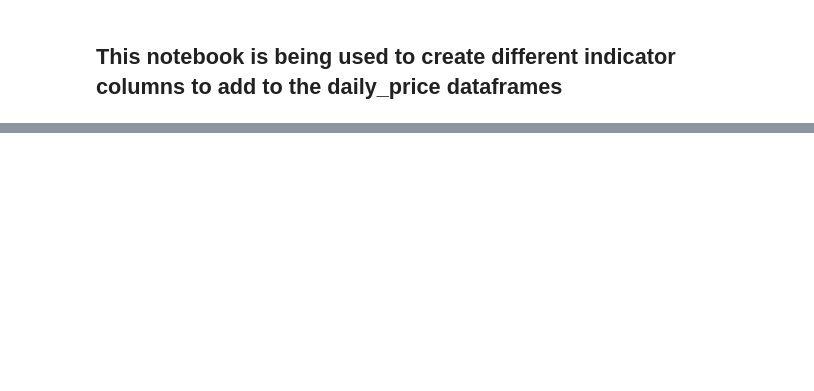
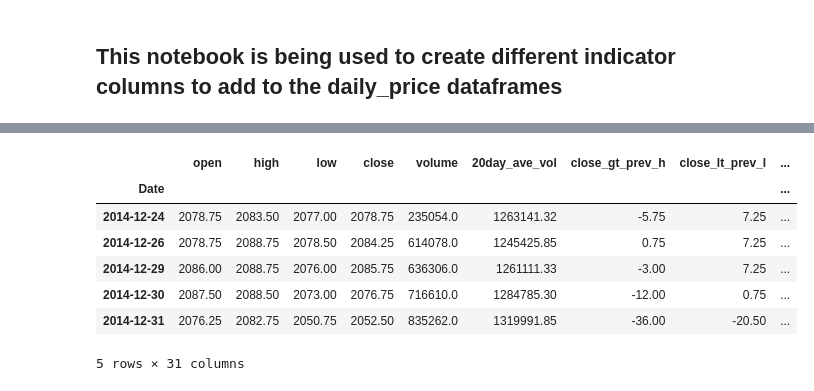
Before and after one commit to franko003/Price_Indicator_Analysis, a Jupyter notebook: Create_Indicators.ipynb, the cells around one changed output, grey strips where cells are left out. Saved outputs shown, nothing was run; the diff lists cells and outputs as text; code cells hidden in the pictures; blank space fills up the shorter version.

```diff
--- a/Create_Indicators.ipynb
+++ b/Create_Indicators.ipynb
@@ -688,13 +426,17 @@ def vol_bo(row, direction):
 
         Return: 1 if volume breakout occured, 0 if not
     '''
-    if row['volume'] > (2 * row['20day_ave_vol']):
-        if (direction == 'long') and (row['close_gt_prev_h'] > 0.0):
-            return 1
-        elif (direction == 'short') and (row['close_lt_prev_l'] < 0.0):
-            return 1
-        else:
-            return 0
+    if row['20day_ave_vol']:
+
+        if row['volume'] > (2 * row['20day_ave_vol']):
+            if (direction == 'long') and (row['close_gt_prev_h'] > 0.0):
+                return 1
+            elif (direction == 'short') and (row['close_lt_prev_l'] < 0.0):
+                return 1
+            else:
+                return 0
+    else:
+        return 0
 
 def range_bo(row, direction):
     ''' This is a helper function to use in range breakout column creation.  It takes
@@ -789,9 +531,9 @@ def add_all_indicators(df):
     df['ma20_long'] = df.apply(lambda row: ma_signal(row, ma=20, direction='long'), axis=1)
     df['ma20_short'] = df.apply(lambda row: ma_signal(row, ma=20, direction='short'), axis=1)
     df['ma50_long'] = df.apply(lambda row: ma_signal(row, ma=50, direction='long'), axis=1)
-    df['ma50_long'] = df.apply(lambda row: ma_signal(row, ma=50, direction='short'), axis=1)
+    df['ma50_short'] = df.apply(lambda row: ma_signal(row, ma=50, direction='short'), axis=1)
     df['ma100_long'] = df.apply(lambda row: ma_signal(row, ma=100, direction='long'), axis=1)
-    df['ma100_long'] = df.apply(lambda row: ma_signal(row, ma=100, direction='short'), axis=1)
+    df['ma100_short'] = df.apply(lambda row: ma_signal(row, ma=100, direction='short'), axis=1)
 
     # All columns for bollinger band indicators
     df['bb_high'] = df['ma20'] + (2 * df['close'].rolling(window=20, center=False).std())
@@ -895,0 +626,4 @@ wheat_df.volume[wheat_df.volume == 10.0] = (wheat_df.volume[wheat_df.volume == 1
+# %%
+for name, df in df_dict.items():
+    print(name)
+    print(df.head())
@@ -895,0 +762,3 @@ wheat_df.volume[wheat_df.volume == 10.0] = (wheat_df.volume[wheat_df.volume == 1
+# %%
+emini = df_dict['ES']
+emini.tail()
@@ -895,0 +773,12 @@ wheat_df.volume[wheat_df.volume == 10.0] = (wheat_df.volume[wheat_df.volume == 1
+# %%
+emini_ind = add_all_indicators(emini)
+emini_ind.tail()
+# %% [output]
+|  | open | high | low | close | volume | 20day_ave_vol | close_gt_prev_h | close_lt_prev_l | ... |
+| Date |  |  |  |  |  |  |  |  | ... |
+| 2014-12-24 | 2078.75 | 2083.50 | 2077.00 | 2078.75 | 235054.0 | 1263141.32 | -5.75 | 7.25 | ... |
+| 2014-12-26 | 2078.75 | 2088.75 | 2078.50 | 2084.25 | 614078.0 | 1245425.85 | 0.75 | 7.25 | ... |
+| 2014-12-29 | 2086.00 | 2088.75 | 2076.00 | 2085.75 | 636306.0 | 1261111.33 | -3.00 | 7.25 | ... |
+| 2014-12-30 | 2087.50 | 2088.50 | 2073.00 | 2076.75 | 716610.0 | 1284785.30 | -12.00 | 0.75 | ... |
+| 2014-12-31 | 2076.25 | 2082.75 | 2050.75 | 2052.50 | 835262.0 | 1319991.85 | -36.00 | -20.50 | ... |
+5 rows × 31 columns
```
Also changed, not shown: parts of 57 cells of this notebook, 22 other files.
